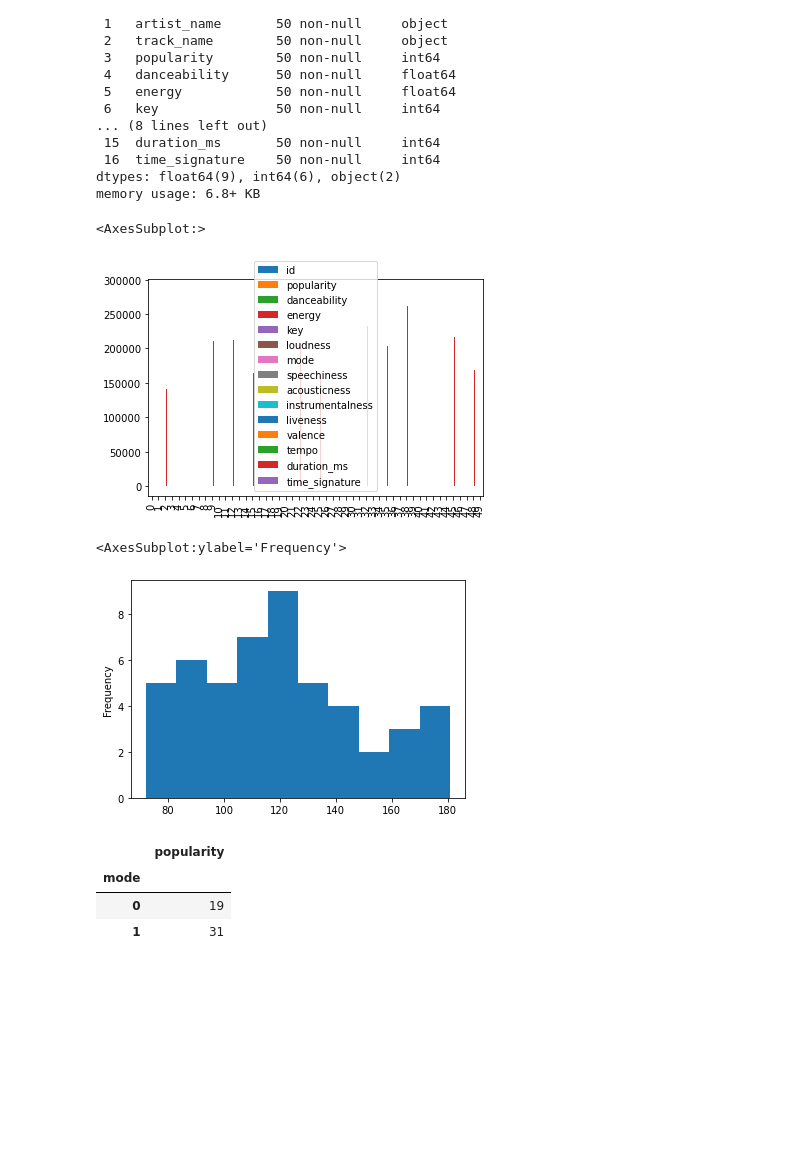
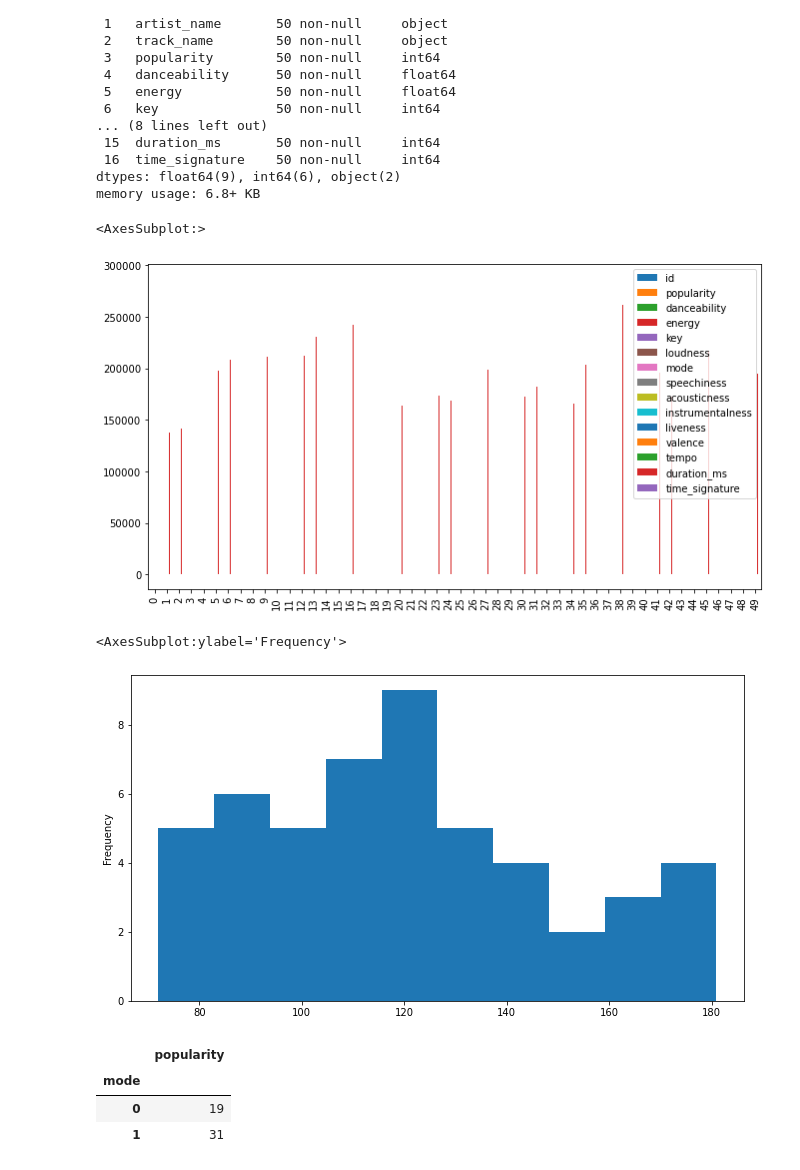
Before and after one commit to MadhaviRockandla/AirflowWeekend, a Jupyter notebook: airflow-proj-files/data/spotify_top50_2021.ipynb, the cells around one changed output. Saved outputs shown, nothing was run; the diff lists cells and outputs as text; code cells hidden in the pictures; blank space fills up the shorter version.

```diff
--- a/airflow-proj-files/data/spotify_top50_2021.ipynb
+++ b/airflow-proj-files/data/spotify_top50_2021.ipynb
@@ -238,15 +238,15 @@ import matplotlib.pyplot as plt
 # %%
-spotify_top50_2021.plot.bar()
+spotify_top50_2021.plot.bar(figsize= (11,6))
 # %% [output]
 <AxesSubplot:>
-[figure, old version]
+[figure, new version]
 # %%
 %matplotlib inline
 # %%
-spotify_top50_2021['tempo'].plot.hist()
+spotify_top50_2021['tempo'].plot.hist(x='track_name', y='popularity', figsize= (11,6))
 # %% [output]
 <AxesSubplot:ylabel='Frequency'>
-[figure, old version]
+[figure, new version]
 # %%
 spotify_top50_2021_pie = spotify_top50_2021[['popularity','mode']].groupby('mode').count()
 # %%
```
Also changed, not shown: parts of 4 cells of this notebook, 2 other files.
